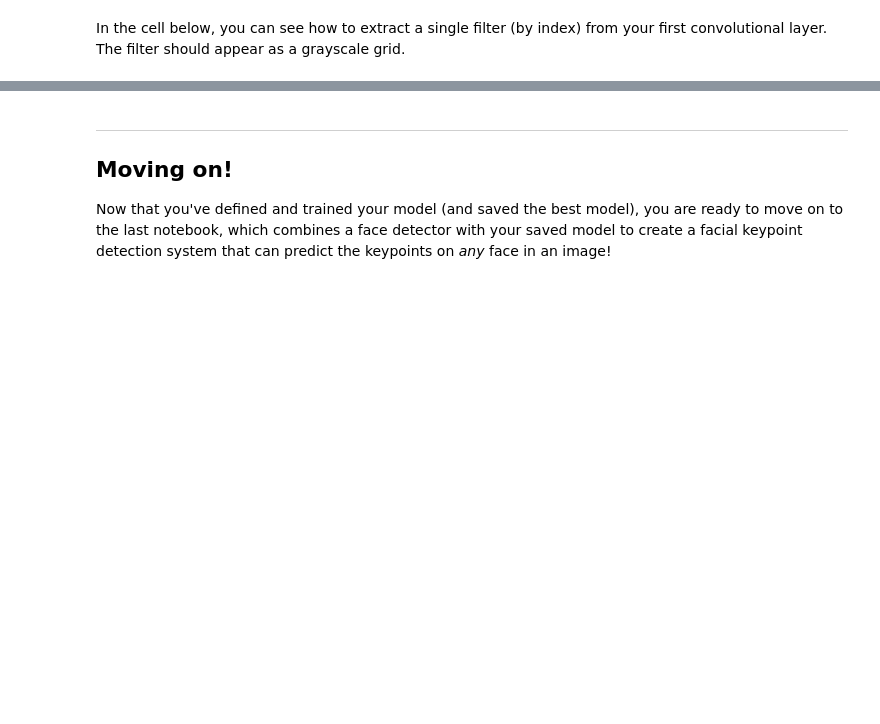
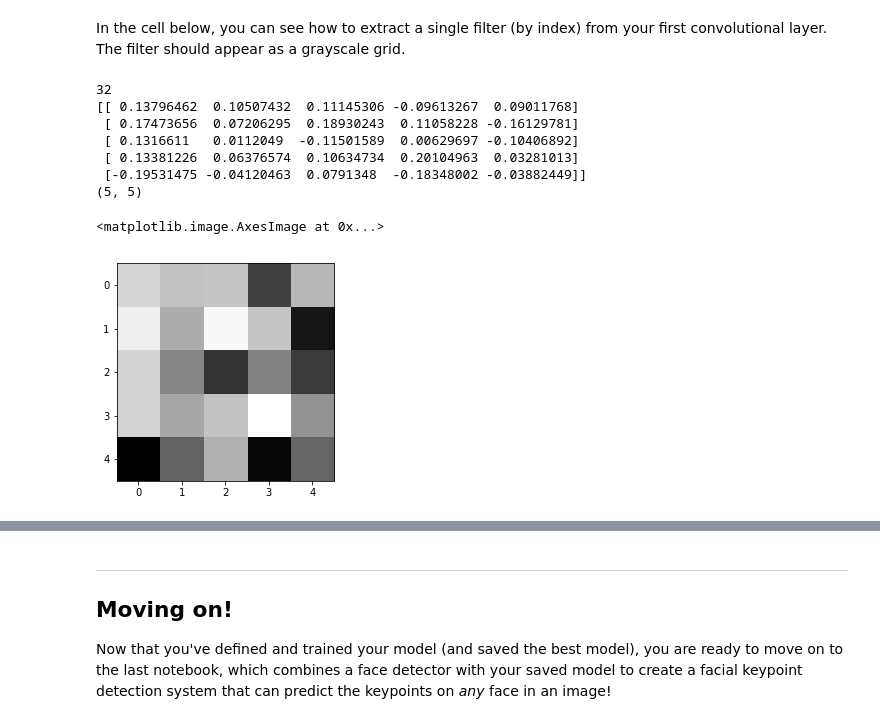
Before and after one commit to udacity/P1_Facial_Keypoints, a Jupyter notebook: 2. Define the Network Architecture.ipynb, the cells around one changed output, grey strips where cells are left out. Saved outputs shown, nothing was run; the diff lists cells and outputs as text; code cells hidden in the pictures; blank space fills up the shorter version.

```diff
--- a/2. Define the Network Architecture.ipynb
+++ b/2. Define the Network Architecture.ipynb
@@ -536,17 +630,27 @@ In the cell below, you can see how to extract a single filter (by index) from yo
 # %%
 # Get the weights in the first conv layer, "conv1"
 # if necessary, change this to reflect the name of your first conv layer
 weights1 = net.conv1.weight.data
 
 w = weights1.numpy()
 
-filter_index = 0
-
+filter_index = 3
+print(len(w))
 print(w[filter_index][0])
 print(w[filter_index][0].shape)
 
 # display the filter weights
 plt.imshow(w[filter_index][0], cmap='gray')
+# %% [output]
+32
+[[ 0.13796462  0.10507432  0.11145306 -0.09613267  0.09011768]
+ [ 0.17473656  0.07206295  0.18930243  0.11058228 -0.16129781]
+ [ 0.1316611   0.0112049  -0.11501589  0.00629697 -0.10406892]
+ [ 0.13381226  0.06376574  0.10634734  0.20104963  0.03281013]
+ [-0.19531475 -0.04120463  0.0791348  -0.18348002 -0.03882449]]
+(5, 5)
+<matplotlib.image.AxesImage at 0x...>
+[figure, added]
 # %% [markdown]
 ## Feature maps
 
```
Also changed, not shown: parts of 19 cells of this notebook, 2 other files.
